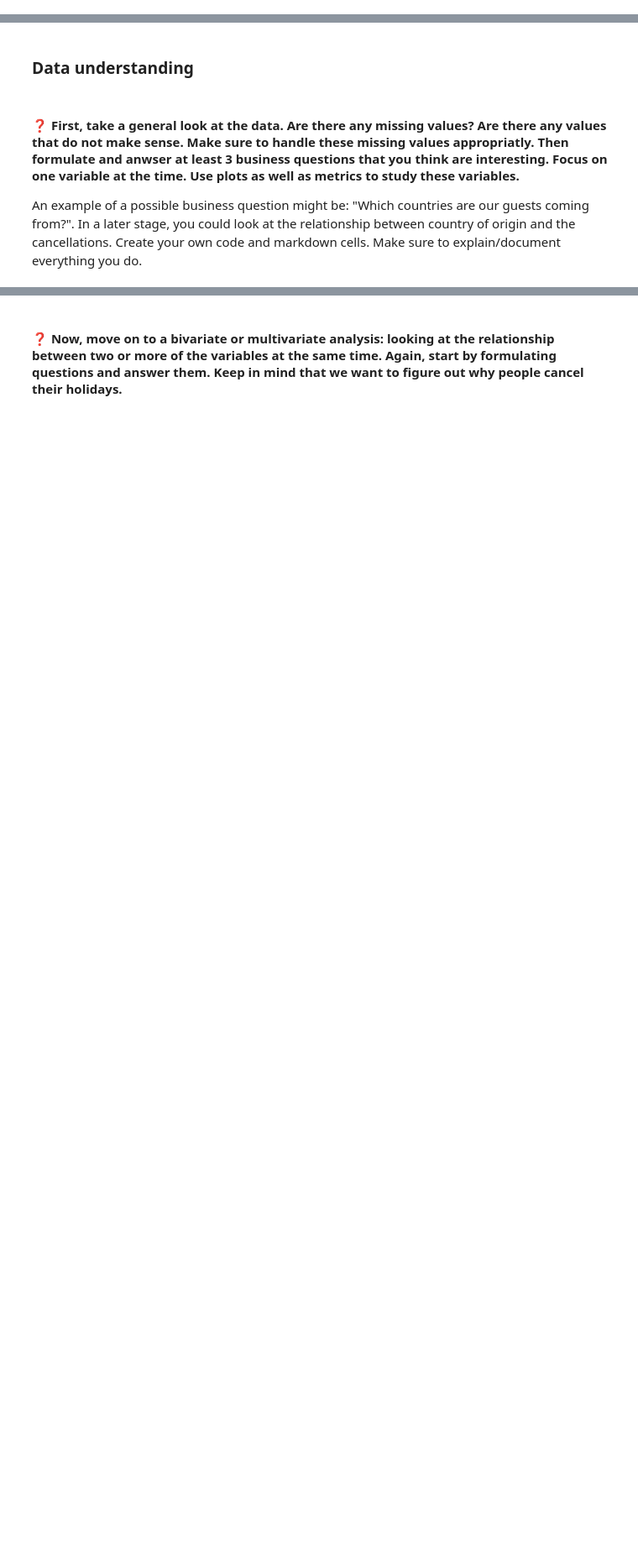
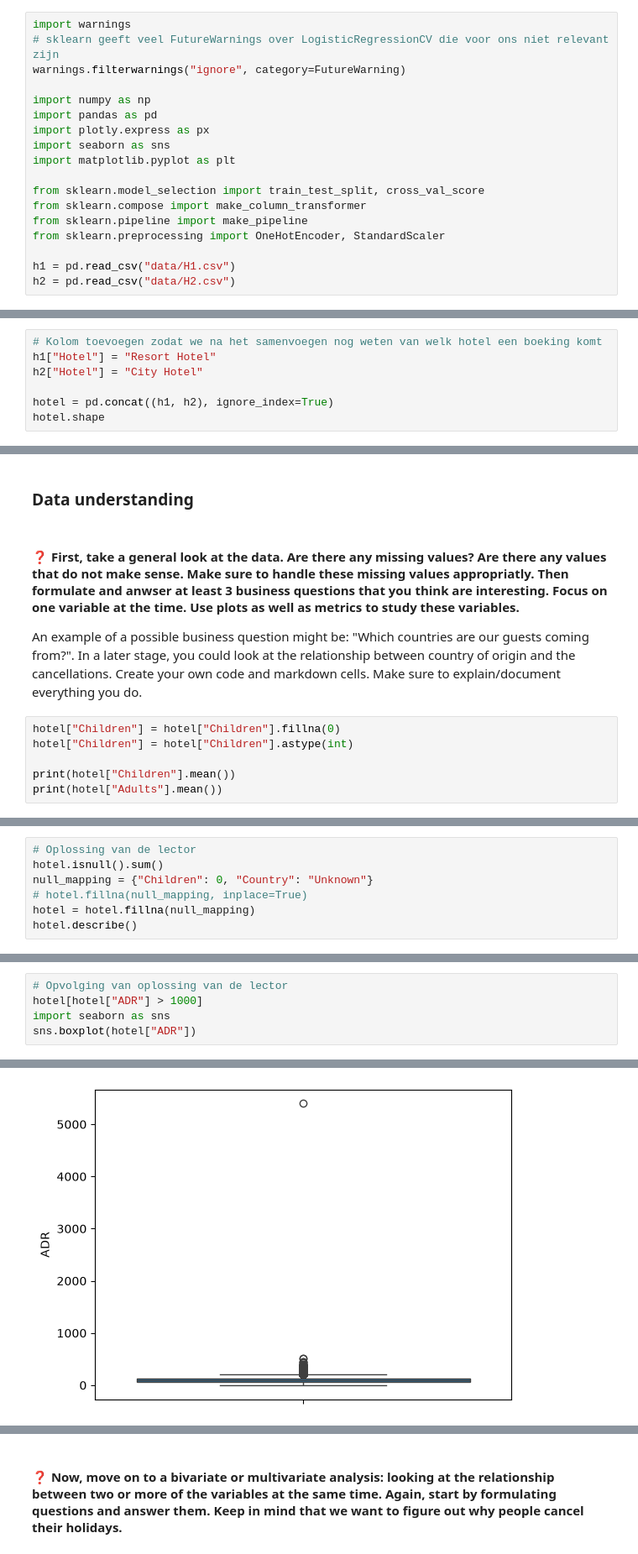
Before and after one commit to jmtiucll/daml-2627-student, a Jupyter notebook: lab7_ti/lab_7_classification.ipynb, the cells around one changed output, grey strips where cells are left out. Shown at 84% size. Cells and saved outputs as stored; diff of their text form; blank space fills up the shorter version.

Commit message:
Labo 7 (TI) uitgewerkt: classificatie van hotelannulaties

```diff
--- a/lab7_ti/lab_7_classification.ipynb
+++ b/lab7_ti/lab_7_classification.ipynb
@@ -122,0 +121,18 @@ The goal is to help the two hotels maximize their revenue.
+# %%
+import warnings
+# sklearn geeft veel FutureWarnings over LogisticRegressionCV die voor ons niet relevant zijn
+warnings.filterwarnings("ignore", category=FutureWarning)
+
+import numpy as np
+import pandas as pd
+import plotly.express as px
+import seaborn as sns
+import matplotlib.pyplot as plt
+
+from sklearn.model_selection import train_test_split, cross_val_score
+from sklearn.compose import make_column_transformer
+from sklearn.pipeline import make_pipeline
+from sklearn.preprocessing import OneHotEncoder, StandardScaler
+
+h1 = pd.read_csv("data/H1.csv")
+h2 = pd.read_csv("data/H2.csv")
@@ -138,0 +186,7 @@ We still start of by doing exploring the dataset using Pandas exclusively and mo
+# %%
+# Kolom toevoegen zodat we na het samenvoegen nog weten van welk hotel een boeking komt
+h1["Hotel"] = "Resort Hotel"
+h2["Hotel"] = "City Hotel"
+
+hotel = pd.concat((h1, h2), ignore_index=True)
+hotel.shape
@@ -141,3 +197,9 @@ We still start of by doing exploring the dataset using Pandas exclusively and mo
 # %% [markdown]
 #### ❓ First, take a general look at the data. Are there any missing values? Are there any values that do not make sense. Make sure to handle these missing values appropriatly. Then formulate and anwser at least 3 business questions that you think are interesting. Focus on one variable at the time. Use plots as well as metrics to study these variables.
 An example of a possible business question might be: "Which countries are our guests coming from?". In a later stage, you could look at the relationship between country of origin and the cancellations. Create your own code and markdown cells. Make sure to explain/document everything you do.
+# %%
+hotel["Children"] = hotel["Children"].fillna(0)
+hotel["Children"] = hotel["Children"].astype(int)
+
+print(hotel["Children"].mean())
+print(hotel["Adults"].mean())
@@ -143,0 +209,7 @@ An example of a possible business question might be: "Which countries are our gu
+# %%
+# Oplossing van de lector
+hotel.isnull().sum()
+null_mapping = {"Children": 0, "Country": "Unknown"}
+# hotel.fillna(null_mapping, inplace=True)
+hotel = hotel.fillna(null_mapping)
+hotel.describe()
@@ -143,0 +226,6 @@ An example of a possible business question might be: "Which countries are our gu
+# %%
+# Opvolging van oplossing van de lector
+hotel[hotel["ADR"] > 1000]
+import seaborn as sns
+sns.boxplot(hotel["ADR"])
+# %% [output]
@@ -143,0 +233 @@ An example of a possible business question might be: "Which countries are our gu
+[figure, added]
```
Also changed, not shown: parts of 59 cells of this notebook.
